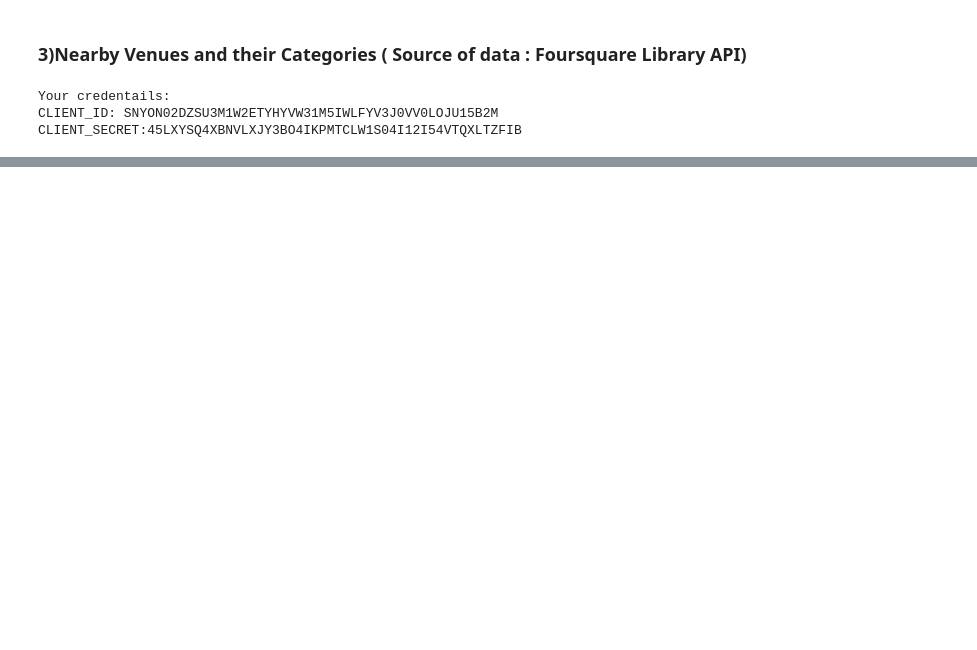
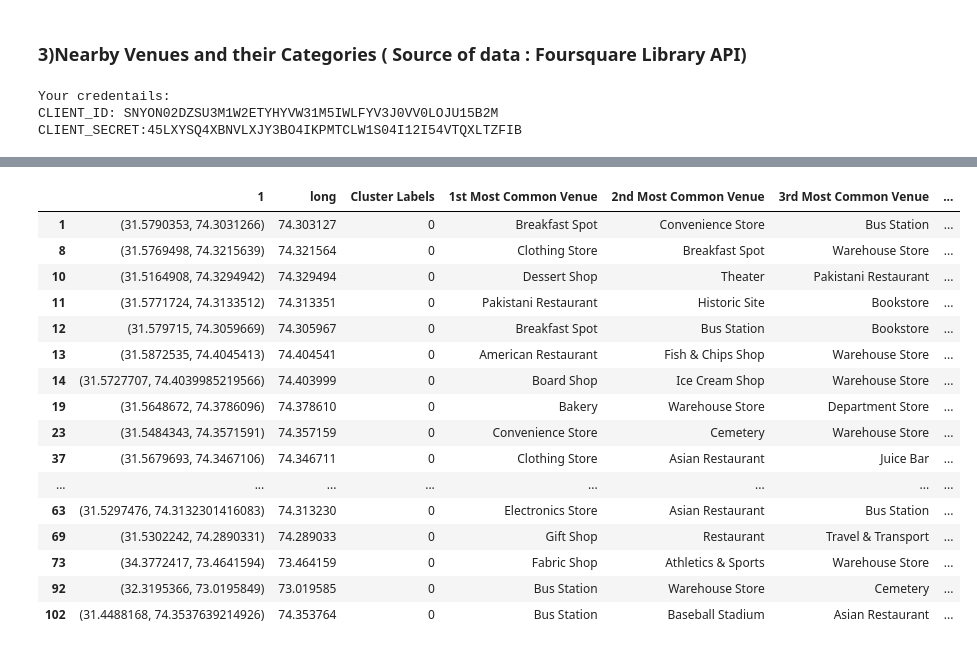
Before and after one commit to saadqureshi13/coursera-capstone-project, a Jupyter notebook: Battle-of-Neighborhoods.ipynb, the cells around one changed output, grey strips where cells are left out. Saved outputs shown, nothing was run; the diff lists cells and outputs as text; code cells hidden in the pictures; blank space fills up the shorter version.

```diff
--- a/Battle-of-Neighborhoods.ipynb
+++ b/Battle-of-Neighborhoods.ipynb
@@ -114,0 +515,12 @@ nearby_venues.head()
+# %%
+from sklearn.cluster import KMeans
+# set number of clusters
+kclusters = 4
+
+lhr_grouped_clustering = lahore_grouped.drop('Neighborhood', 1)
+
+# run k-means clustering
+kmeans = KMeans(n_clusters=kclusters, random_state=0).fit(lhr_grouped_clustering)
+
+# check cluster labels generated for each row in the dataframe
+kmeans.labels_[0:10]
@@ -114,0 +537,2 @@ nearby_venues.head()
+# %%
+lhr_venues=lhr_venues[lhr_venues[2].isin(lahore_grouped['Neighborhood'])]
@@ -114,0 +543,4 @@ nearby_venues.head()
+# %%
+lhr_merged = lhr_venues
+lhr_merged.columns
+lhr_merged.columns=['index', 0, 1, 'Neighborhood', 'lat', 'long']
@@ -114,0 +575,8 @@ nearby_venues.head()
+# %%
+# add clustering labels
+lhr_merged['Cluster Labels'] = kmeans.labels_
+
+# merge toronto_grouped with toronto_data to add latitude/longitude for each neighborhood
+lhr_merged = lhr_merged.join(neighborhoods_venues_sorted.set_index('Neighborhood'), on='Neighborhood')
+
+lhr_merged.head() # check the last columns!
@@ -114,0 +618,20 @@ nearby_venues.head()
+# %%
+lhr_merged.loc[lhr_merged['Cluster Labels'] == 0, lhr_merged.columns[[2] + list(range(5, lhr_merged.shape[1]))]]
+# %% [output]
+|  | 1 | long | Cluster Labels | 1st Most Common Venue | 2nd Most Common Venue | 3rd Most Common Venue | ... |
+| 1 | (31.5790353, 74.3031266) | 74.303127 | 0 | Breakfast Spot | Convenience Store | Bus Station | ... |
+| 8 | (31.5769498, 74.3215639) | 74.321564 | 0 | Clothing Store | Breakfast Spot | Warehouse Store | ... |
+| 10 | (31.5164908, 74.3294942) | 74.329494 | 0 | Dessert Shop | Theater | Pakistani Restaurant | ... |
+| 11 | (31.5771724, 74.3133512) | 74.313351 | 0 | Pakistani Restaurant | Historic Site | Bookstore | ... |
+| 12 | (31.579715, 74.3059669) | 74.305967 | 0 | Breakfast Spot | Bus Station | Bookstore | ... |
+| 13 | (31.5872535, 74.4045413) | 74.404541 | 0 | American Restaurant | Fish & Chips Shop | Warehouse Store | ... |
+| 14 | (31.5727707, 74.4039985219566) | 74.403999 | 0 | Board Shop | Ice Cream Shop | Warehouse Store | ... |
+| 19 | (31.5648672, 74.3786096) | 74.378610 | 0 | Bakery | Warehouse Store | Department Store | ... |
+| 23 | (31.5484343, 74.3571591) | 74.357159 | 0 | Convenience Store | Cemetery | Warehouse Store | ... |
+| 37 | (31.5679693, 74.3467106) | 74.346711 | 0 | Clothing Store | Asian Restaurant | Juice Bar | ... |
+| ... | ... | ... | ... | ... | ... | ... | ... |
+| 63 | (31.5297476, 74.3132301416083) | 74.313230 | 0 | Electronics Store | Asian Restaurant | Bus Station | ... |
+| 69 | (31.5302242, 74.2890331) | 74.289033 | 0 | Gift Shop | Restaurant | Travel & Transport | ... |
+| 73 | (34.3772417, 73.4641594) | 73.464159 | 0 | Fabric Shop | Athletics & Sports | Warehouse Store | ... |
+| 92 | (32.3195366, 73.0195849) | 73.019585 | 0 | Bus Station | Warehouse Store | Cemetery | ... |
+| 102 | (31.4488168, 74.3537639214926) | 74.353764 | 0 | Bus Station | Baseball Stadium | Asian Restaurant | ... |
```
Also changed, not shown: parts of 54 cells of this notebook.
